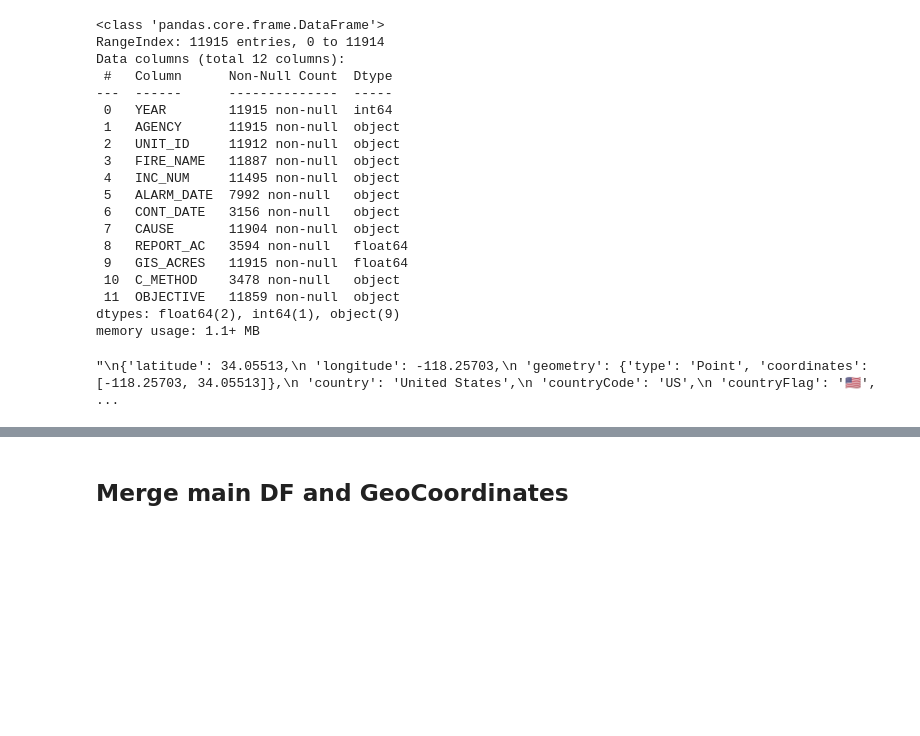
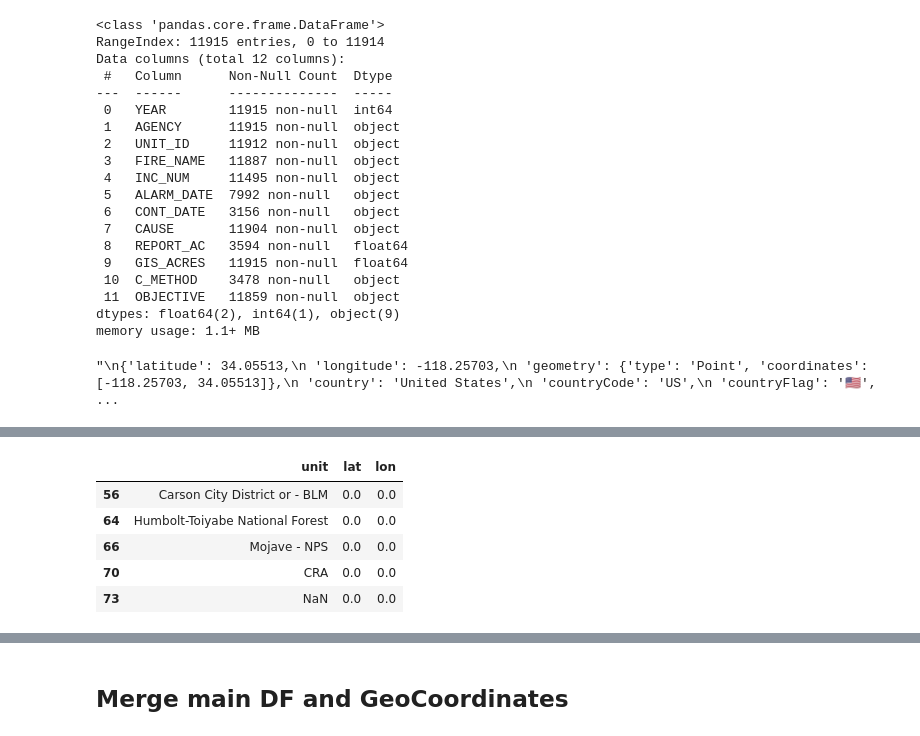
Before and after one commit to sergeygurvich/dse_241_project, a Jupyter notebook: notebook_2_data_get_geocoordinates.ipynb, the cells around one changed output, grey strips where cells are left out. Saved outputs shown, nothing was run; the diff lists cells and outputs as text; code cells hidden in the pictures; blank space fills up the shorter version.

```diff
--- a/notebook_2_data_get_geocoordinates.ipynb
+++ b/notebook_2_data_get_geocoordinates.ipynb
@@ -123,3 +126,12 @@ units_df.to_csv('units_geocoordinates.csv', index=False)
+# %%
+units_df[units_df.lat==0]
+# %% [output]
+|  | unit | lat | lon |
+| 56 | Carson City District or - BLM | 0.0 | 0.0 |
+| 64 | Humbolt-Toiyabe National Forest | 0.0 | 0.0 |
+| 66 | Mojave - NPS | 0.0 | 0.0 |
+| 70 | CRA | 0.0 | 0.0 |
+| 73 | NaN | 0.0 | 0.0 |
 # %%
 df[df.UNIT_ID.isna()]
 # %% [output]
```
Also changed, not shown: parts of 10 cells of this notebook, 6 other files.
